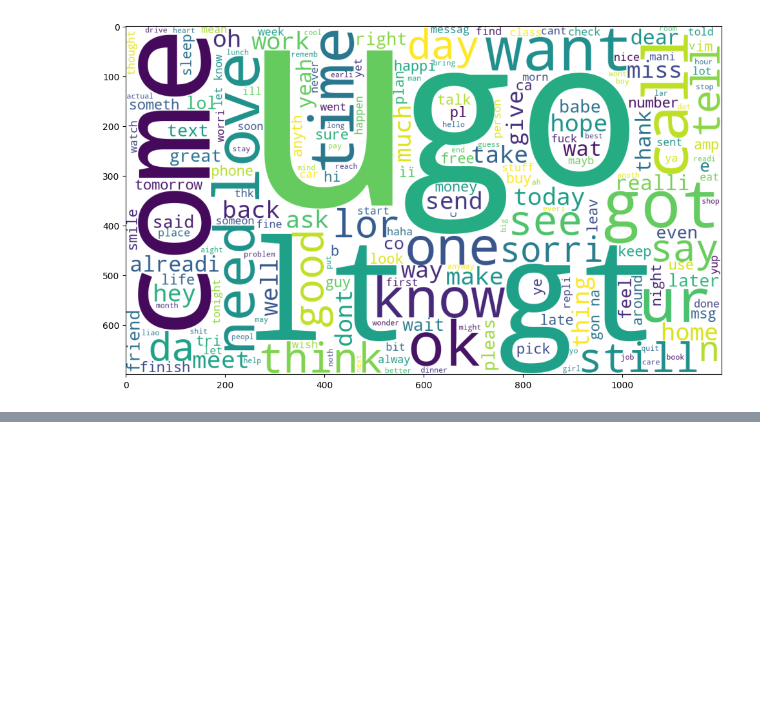
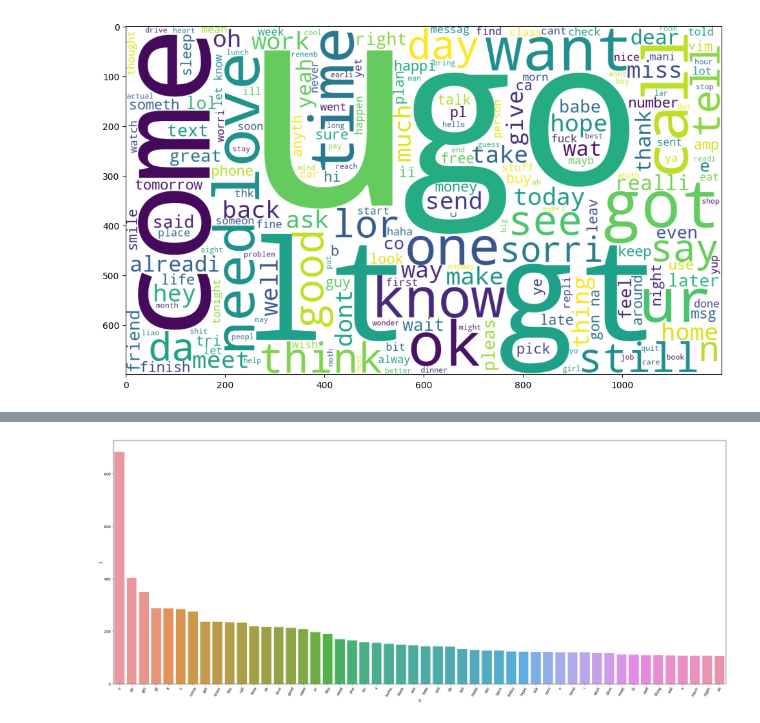
Before and after one commit to mr-ayush-agrawal/MachineLearningBasics, a Jupyter notebook: SpamHamClassifier/Spam_Detection.ipynb, the cells around one changed output, grey strips where cells are left out. Cells and saved outputs as stored; diff of their text form; code cells hidden in the pictures; blank space fills up the shorter version.

```diff
--- a/SpamHamClassifier/Spam_Detection.ipynb
+++ b/SpamHamClassifier/Spam_Detection.ipynb
@@ -318,0 +352,10 @@ plt.imshow(ham_Wc)
+# %%
+ham_wrds = []
+for msg in data[data['class']==0].transformed_Text.tolist():
+    for wrd in msg.split():
+        ham_wrds.append(wrd)
+
+ham_wrds
+# %%
+ham_wrd_df = pd.DataFrame(Counter(ham_wrds).most_common(50))
+ham_wrd_df.head()
@@ -318,0 +369,7 @@ plt.imshow(ham_Wc)
+# %%
+plt.figure(figsize = (30,12))
+sns.barplot(x=ham_wrd_df[0], y=ham_wrd_df[1])
+plt.xticks(rotation=60)
+plt.show()
+# %% [output]
+[figure, added]
```
Also changed, not shown: parts of 6 cells of this notebook.
